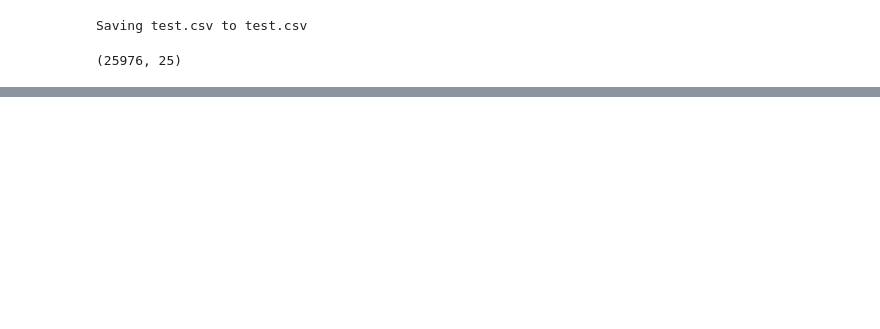
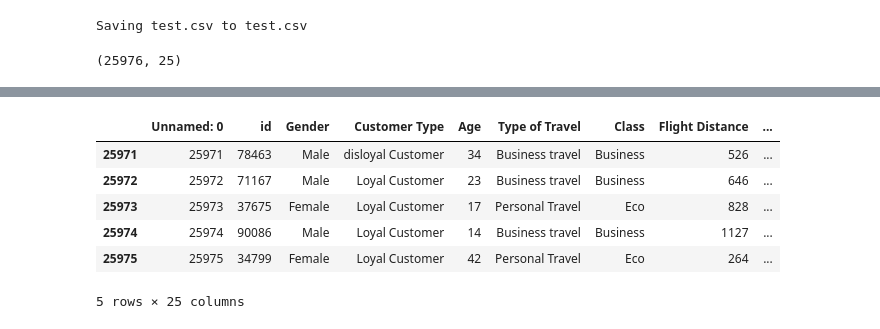
Before and after one commit to kxrrym03/Airline-Passenger-Satisfaction, a Jupyter notebook: Airline_Passenger_Satisfaction.ipynb, the cells around one changed output, grey strips where cells are left out. Saved outputs shown, nothing was run; the diff lists cells and outputs as text; code cells hidden in the pictures; blank space fills up the shorter version.

```diff
--- a/Airline_Passenger_Satisfaction.ipynb
+++ b/Airline_Passenger_Satisfaction.ipynb
@@ -21,0 +32,10 @@ df.shape
+# %%
+df.tail()
+# %% [output]
+|  | Unnamed: 0 | id | Gender | Customer Type | Age | Type of Travel | Class | Flight Distance | ... |
+| 25971 | 25971 | 78463 | Male | disloyal Customer | 34 | Business travel | Business | 526 | ... |
+| 25972 | 25972 | 71167 | Male | Loyal Customer | 23 | Business travel | Business | 646 | ... |
+| 25973 | 25973 | 37675 | Female | Loyal Customer | 17 | Personal Travel | Eco | 828 | ... |
+| 25974 | 25974 | 90086 | Male | Loyal Customer | 14 | Business travel | Business | 1127 | ... |
+| 25975 | 25975 | 34799 | Female | Loyal Customer | 42 | Personal Travel | Eco | 264 | ... |
+5 rows × 25 columns
```
Also changed, not shown: parts of 8 cells of this notebook.
